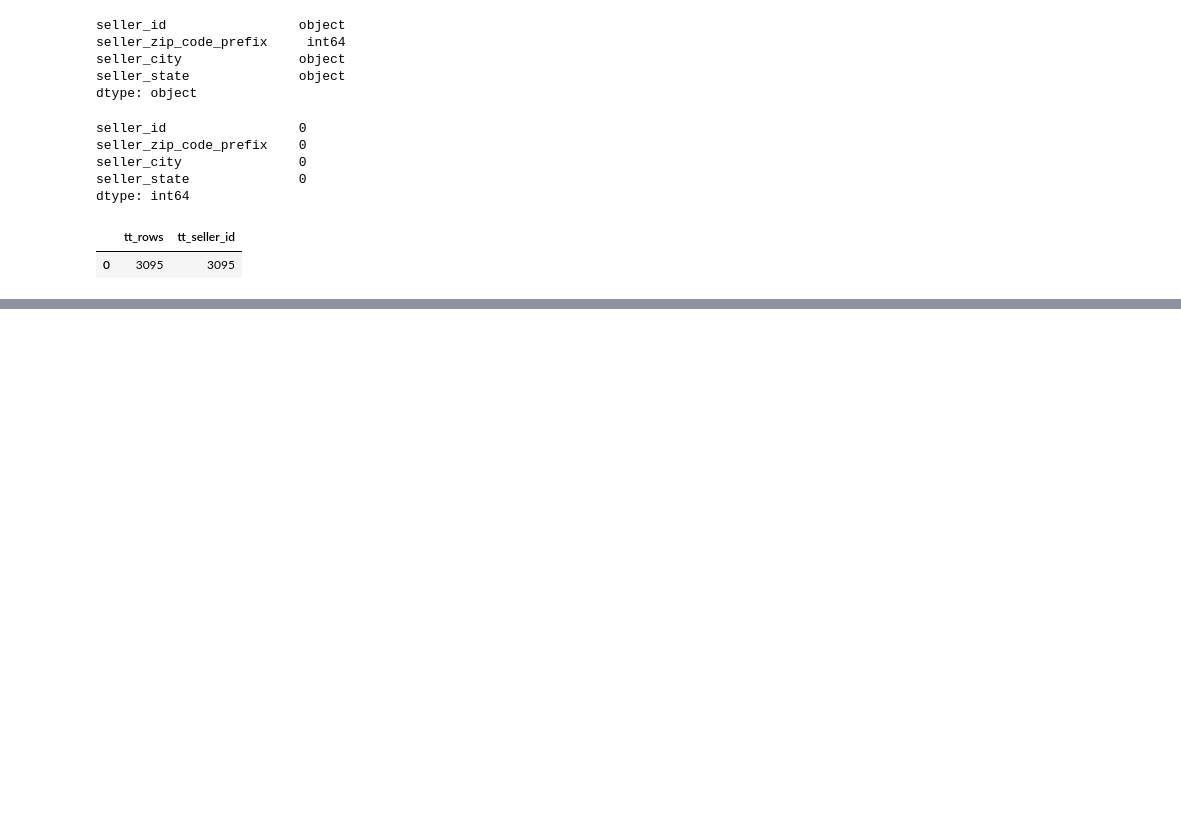
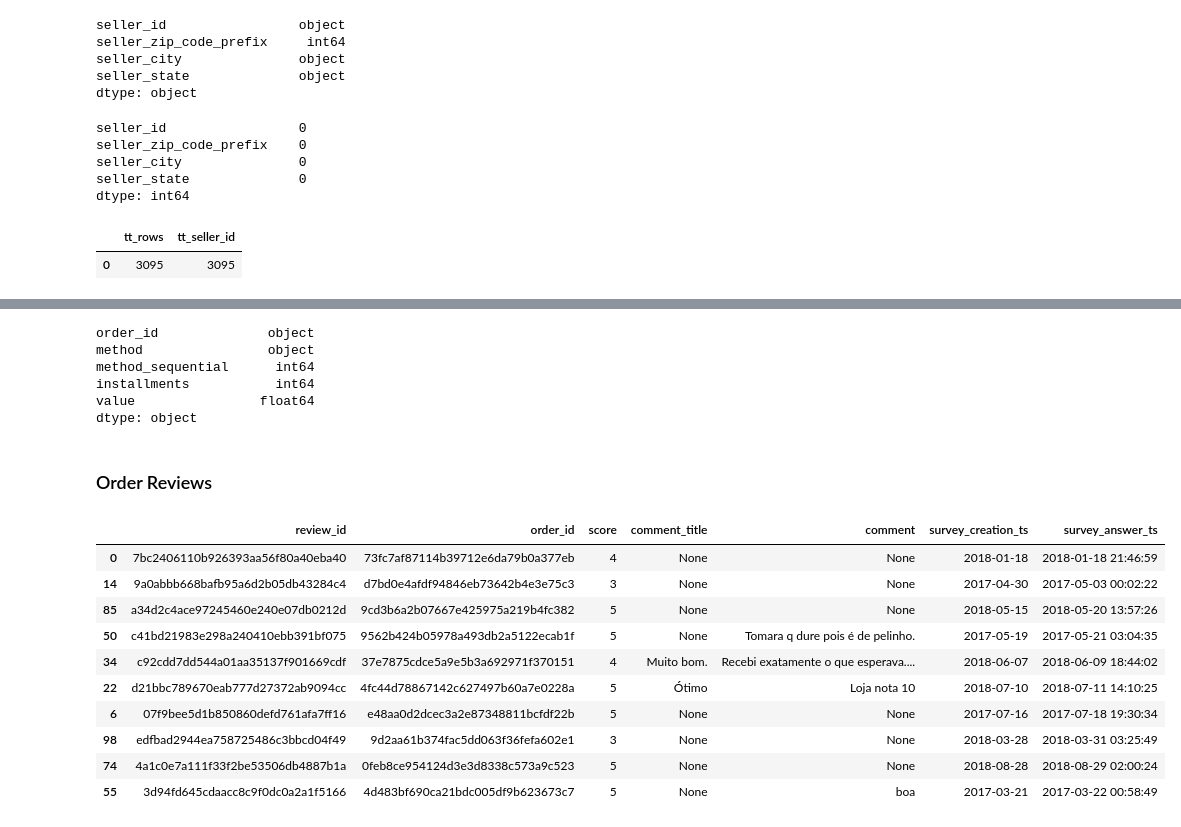
Before and after one commit to doegemon/etl_churn, a Jupyter notebook: notebooks/dbt_data_check.ipynb, the cells around one changed output, grey strips where cells are left out. Cells and saved outputs as stored; diff of their text form; code cells hidden in the pictures; blank space fills up the shorter version.

```diff
--- a/notebooks/dbt_data_check.ipynb
+++ b/notebooks/dbt_data_check.ipynb
@@ -698,0 +831,26 @@ display(df_sell_numbers)
+# %%
+df_sop.dtypes
+# %% [output]
+order_id              object
+method                object
+method_sequential      int64
+installments           int64
+value                float64
+dtype: object
+# %% [markdown]
+### Order Reviews
+# %%
+df_sor = pd.read_sql('SELECT * FROM silver_reviews LIMIT 111', con=engine)
+display(df_sor.sample(10))
+# %% [output]
+|  | review_id | order_id | score | comment_title | comment | survey_creation_ts | survey_answer_ts |
+| 0 | 7bc2406110b926393aa56f80a40eba40 | 73fc7af87114b39712e6da79b0a377eb | 4 | None | None | 2018-01-18 | 2018-01-18 21:46:59 |
+| 14 | 9a0abbb668bafb95a6d2b05db43284c4 | d7bd0e4afdf94846eb73642b4e3e75c3 | 3 | None | None | 2017-04-30 | 2017-05-03 00:02:22 |
+| 85 | a34d2c4ace97245460e240e07db0212d | 9cd3b6a2b07667e425975a219b4fc382 | 5 | None | None | 2018-05-15 | 2018-05-20 13:57:26 |
+| 50 | c41bd21983e298a240410ebb391bf075 | 9562b424b05978a493db2a5122ecab1f | 5 | None | Tomara q dure pois é de pelinho. | 2017-05-19 | 2017-05-21 03:04:35 |
+| 34 | c92cdd7dd544a01aa35137f901669cdf | 37e7875cdce5a9e5b3a692971f370151 | 4 | Muito bom. | Recebi exatamente o que esperava.... | 2018-06-07 | 2018-06-09 18:44:02 |
+| 22 | d21bbc789670eab777d27372ab9094cc | 4fc44d78867142c627497b60a7e0228a | 5 | Ótimo | Loja nota 10 | 2018-07-10 | 2018-07-11 14:10:25 |
+| 6 | 07f9bee5d1b850860defd761afa7ff16 | e48aa0d2dcec3a2e87348811bcfdf22b | 5 | None | None | 2017-07-16 | 2017-07-18 19:30:34 |
+| 98 | edfbad2944ea758725486c3bbcd04f49 | 9d2aa61b374fac5dd063f36fefa602e1 | 3 | None | None | 2018-03-28 | 2018-03-31 03:25:49 |
+| 74 | 4a1c0e7a111f33f2be53506db4887b1a | 0feb8ce954124d3e3d8338c573a9c523 | 5 | None | None | 2018-08-28 | 2018-08-29 02:00:24 |
+| 55 | 3d94fd645cdaacc8c9f0dc0a2a1f5166 | 4d483bf690ca21bdc005df9b623673c7 | 5 | None | boa | 2017-03-21 | 2017-03-22 00:58:49 |
```
Also changed, not shown: parts of 26 cells of this notebook, 8 other files.
